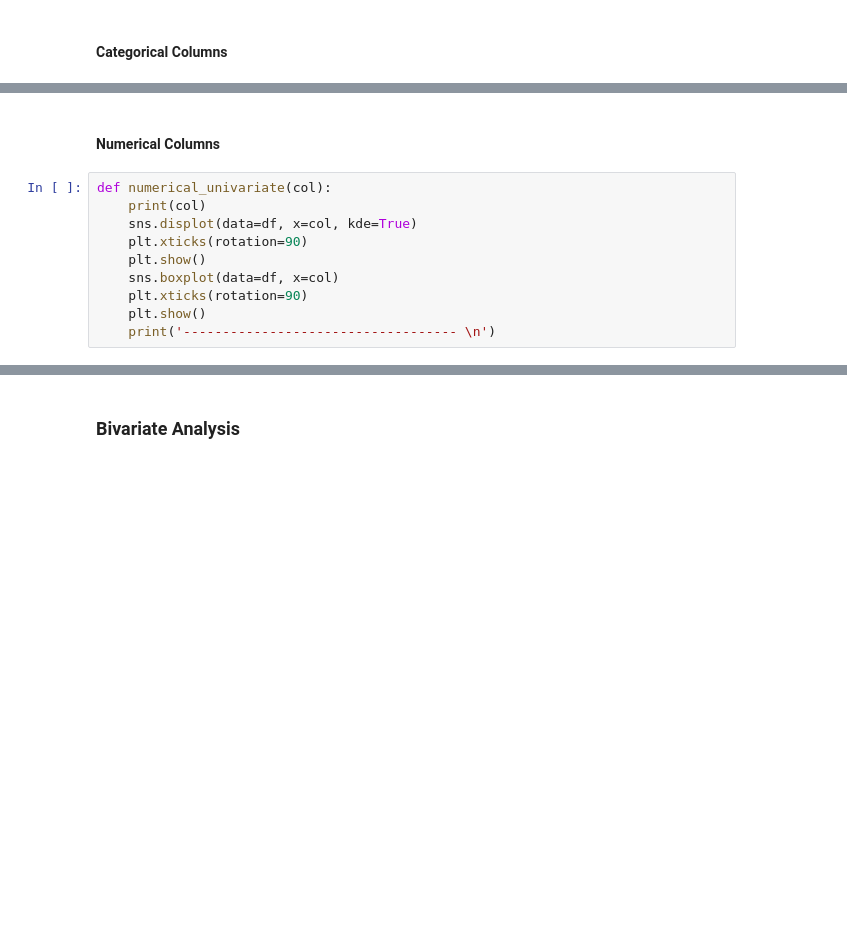
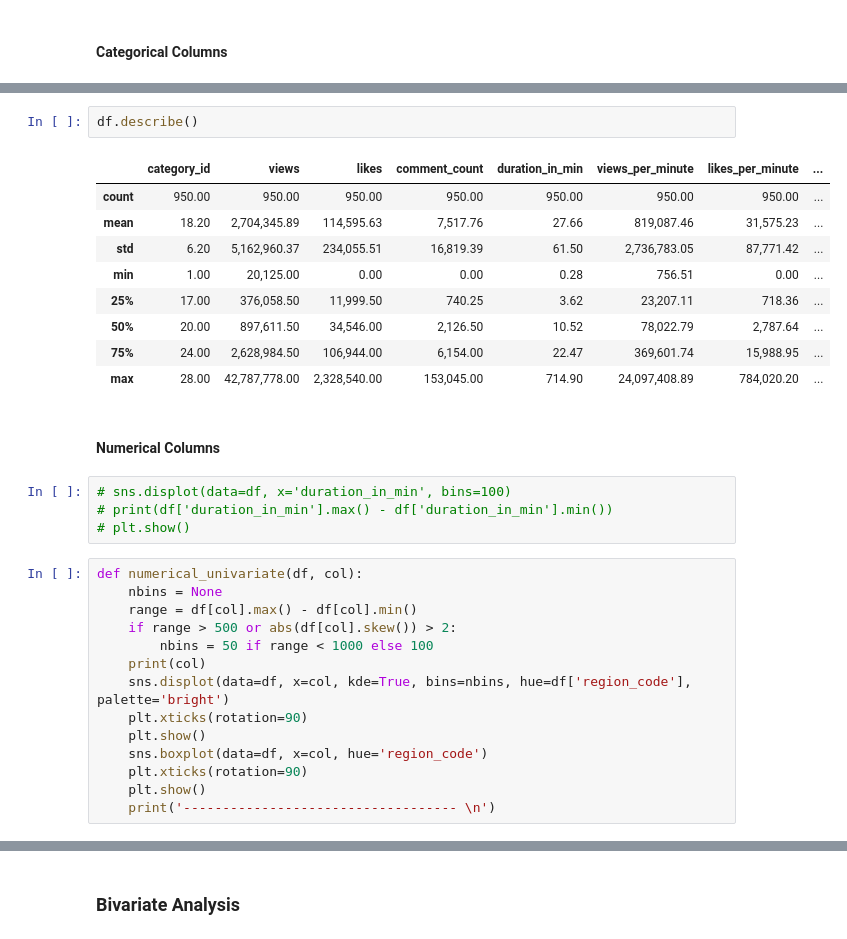
Before and after one commit to AERI078/youtube_data_analysis_project, a Jupyter notebook: 02_EDA.ipynb, the cells around one changed output, grey strips where cells are left out. Saved outputs shown, nothing was run; the diff lists cells and outputs as text; blank space fills up the shorter version.

```diff
--- a/02_EDA.ipynb
+++ b/02_EDA.ipynb
@@ -276,15 +279,35 @@ False    800
 True     150
 Name: count, dtype: int64
 -------------------------------------
+# %%
+df.describe()
+# %% [output]
+|  | category_id | views | likes | comment_count | duration_in_min | views_per_minute | likes_per_minute | ... |
+| count | 950.00 | 950.00 | 950.00 | 950.00 | 950.00 | 950.00 | 950.00 | ... |
+| mean | 18.20 | 2,704,345.89 | 114,595.63 | 7,517.76 | 27.66 | 819,087.46 | 31,575.23 | ... |
+| std | 6.20 | 5,162,960.37 | 234,055.51 | 16,819.39 | 61.50 | 2,736,783.05 | 87,771.42 | ... |
+| min | 1.00 | 20,125.00 | 0.00 | 0.00 | 0.28 | 756.51 | 0.00 | ... |
+| 25% | 17.00 | 376,058.50 | 11,999.50 | 740.25 | 3.62 | 23,207.11 | 718.36 | ... |
+| 50% | 20.00 | 897,611.50 | 34,546.00 | 2,126.50 | 10.52 | 78,022.79 | 2,787.64 | ... |
+| 75% | 24.00 | 2,628,984.50 | 106,944.00 | 6,154.00 | 22.47 | 369,601.74 | 15,988.95 | ... |
+| max | 28.00 | 42,787,778.00 | 2,328,540.00 | 153,045.00 | 714.90 | 24,097,408.89 | 784,020.20 | ... |
 # %% [markdown]
 #### Numerical Columns
+# %%
+# sns.displot(data=df, x='duration_in_min', bins=100)
+# print(df['duration_in_min'].max() - df['duration_in_min'].min())
+# plt.show()
 # %%
-def numerical_univariate(col):
+def numerical_univariate(df, col):
+    nbins = None
+    range = df[col].max() - df[col].min()
+    if range > 500 or abs(df[col].skew()) > 2:
+        nbins = 50 if range < 1000 else 100
     print(col)
-    sns.displot(data=df, x=col, kde=True)
+    sns.displot(data=df, x=col, kde=True, bins=nbins, hue=df['region_code'], palette='bright')
     plt.xticks(rotation=90)
     plt.show()
-    sns.boxplot(data=df, x=col)
+    sns.boxplot(data=df, x=col, hue='region_code')
     plt.xticks(rotation=90)
     plt.show()
     print('----------------------------------- \n')
```
Also changed, not shown: parts of 19 cells of this notebook, 3 other files.
